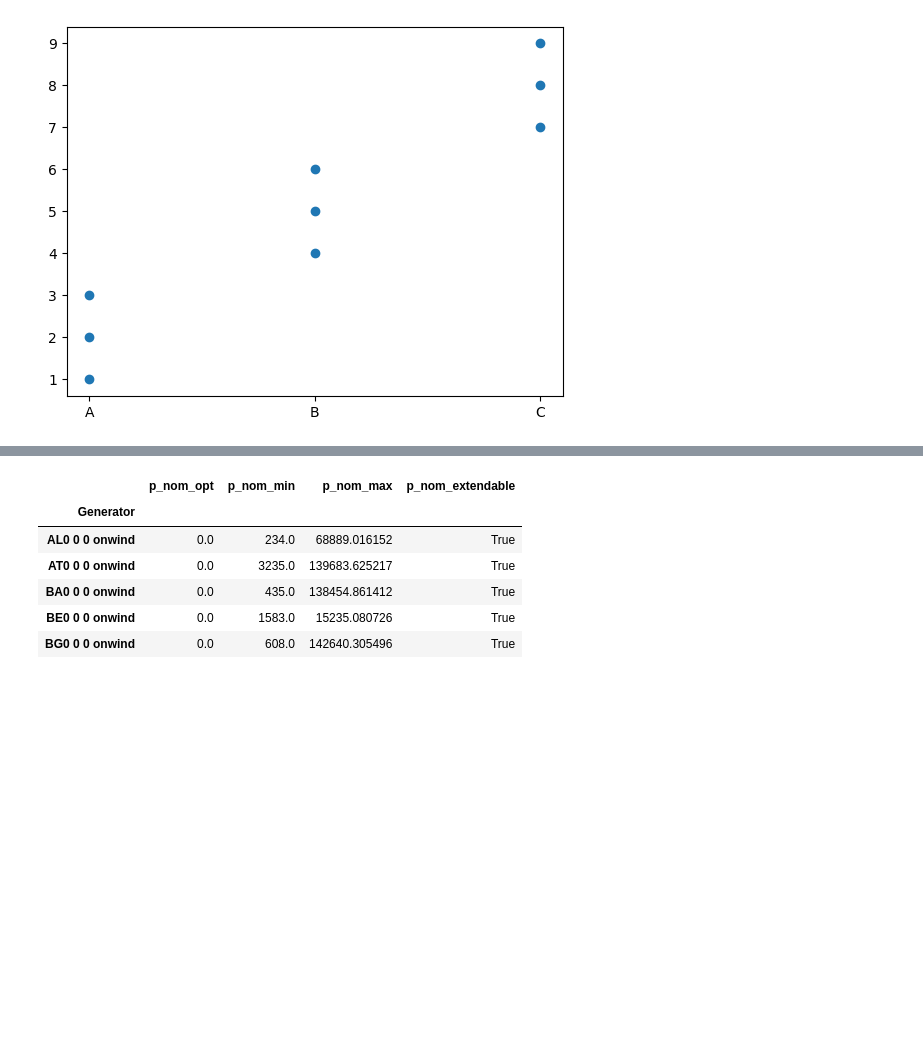
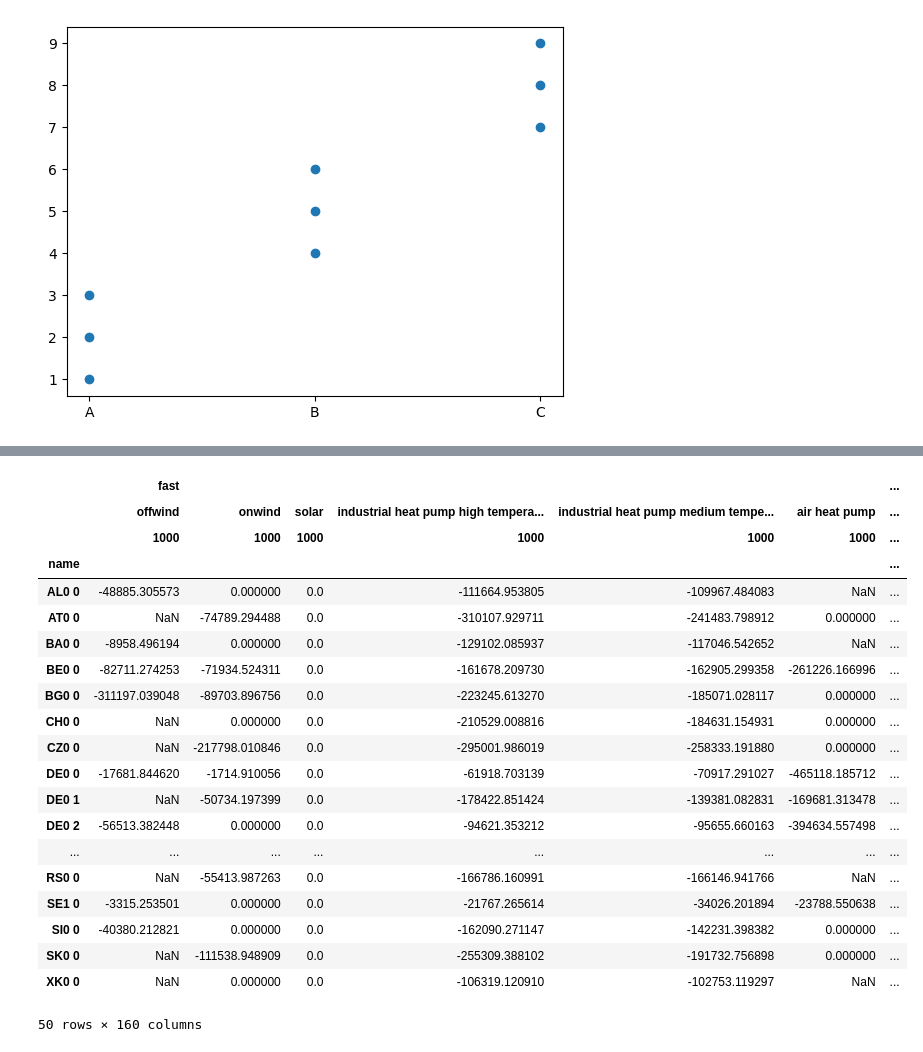
Before and after one commit to LukasFrankenQ/resilient-pypsa-eur, a Jupyter notebook: notebooks/evaluate_constraints.ipynb, the cells around one changed output, grey strips where cells are left out. Saved outputs shown, nothing was run; the diff lists cells and outputs as text; code cells hidden in the pictures; blank space fills up the shorter version.

```diff
--- a/notebooks/evaluate_constraints.ipynb
+++ b/notebooks/evaluate_constraints.ipynb
@@ -289,10 +262,0 @@ INFO:pypsa.io:Imported network base_s_50_elec.nc has buses, carriers, generators
-# %%
-m.generators.loc[m.generators.index.str.contains('onwind'), ['p_nom_opt', 'p_nom_min', 'p_nom_max', 'p_nom_extendable']].head()
-# %% [output]
-|  | p_nom_opt | p_nom_min | p_nom_max | p_nom_extendable |
-| Generator |  |  |  |  |
-| AL0 0 0 onwind | 0.0 | 234.0 | 68889.016152 | True |
-| AT0 0 0 onwind | 0.0 | 3235.0 | 139683.625217 | True |
-| BA0 0 0 onwind | 0.0 | 435.0 | 138454.861412 | True |
-| BE0 0 0 onwind | 0.0 | 1583.0 | 15235.080726 | True |
-| BG0 0 0 onwind | 0.0 | 608.0 | 142640.305496 | True |
@@ -306,0 +263,67 @@ n.generators.loc[n.generators.index.str.contains('onwind'), ['p_nom_opt', 'p_nom
+# %%
+from tqdm import tqdm
+import geopandas as gpd
+
+regions = gpd.read_file(
+    Path.cwd().parent / 'resources' / 'regions_onshore_base_s_50.geojson'
+).set_index('name')
+# %%
+from itertools import product
+
+uppers = list()
+
+carriers = [
+    'offwind',
+    'onwind',
+    'solar',
+    'industrial heat pump high temperature',
+    'industrial heat pump medium temperature',
+    'air heat pump',
+    'ground heat pump',
+    'CCGT',
+    'OCGT',
+    'biomass boiler',
+]
+
+wiggles = list(range(1000, 4250, 250))
+
+for scen, wiggle in product(['fast', 'medium'], wiggles):
+
+    uppers_df = pd.read_csv(
+            path / template.format(scen, wiggle, 'upper'), index_col=1
+        ).iloc[:, 1].rename(wiggle)
+
+    for carrier in carriers:
+
+        ss = uppers_df.loc[uppers_df.index.str.contains(carrier)]
+
+        if ss.empty:
+            continue
+
+        ss = ss.groupby(ss.index.str[:5]).mean().reindex(regions.index).rename((scen, carrier, wiggle))
+
+        uppers.append(ss)
+# %%
+pd.concat(uppers, axis=1)
+# %% [output]
+|  | fast |  |  |  |  |  | ... |
+|  | offwind | onwind | solar | industrial heat pump high tempera... | industrial heat pump medium tempe... | air heat pump | ... |
+|  | 1000 | 1000 | 1000 | 1000 | 1000 | 1000 | ... |
+| name |  |  |  |  |  |  | ... |
+| AL0 0 | -48885.305573 | 0.000000 | 0.0 | -111664.953805 | -109967.484083 | NaN | ... |
+| AT0 0 | NaN | -74789.294488 | 0.0 | -310107.929711 | -241483.798912 | 0.000000 | ... |
+| BA0 0 | -8958.496194 | 0.000000 | 0.0 | -129102.085937 | -117046.542652 | NaN | ... |
+| BE0 0 | -82711.274253 | -71934.524311 | 0.0 | -161678.209730 | -162905.299358 | -261226.166996 | ... |
+| BG0 0 | -311197.039048 | -89703.896756 | 0.0 | -223245.613270 | -185071.028117 | 0.000000 | ... |
+| CH0 0 | NaN | 0.000000 | 0.0 | -210529.008816 | -184631.154931 | 0.000000 | ... |
+| CZ0 0 | NaN | -217798.010846 | 0.0 | -295001.986019 | -258333.191880 | 0.000000 | ... |
+| DE0 0 | -17681.844620 | -1714.910056 | 0.0 | -61918.703139 | -70917.291027 | -465118.185712 | ... |
+| DE0 1 | NaN | -50734.197399 | 0.0 | -178422.851424 | -139381.082831 | -169681.313478 | ... |
+| DE0 2 | -56513.382448 | 0.000000 | 0.0 | -94621.353212 | -95655.660163 | -394634.557498 | ... |
+| ... | ... | ... | ... | ... | ... | ... | ... |
+| RS0 0 | NaN | -55413.987263 | 0.0 | -166786.160991 | -166146.941766 | NaN | ... |
+| SE1 0 | -3315.253501 | 0.000000 | 0.0 | -21767.265614 | -34026.201894 | -23788.550638 | ... |
+| SI0 0 | -40380.212821 | 0.000000 | 0.0 | -162090.271147 | -142231.398382 | 0.000000 | ... |
+| SK0 0 | NaN | -111538.948909 | 0.0 | -255309.388102 | -191732.756898 | 0.000000 | ... |
+| XK0 0 | NaN | 0.000000 | 0.0 | -106319.120910 | -102753.119297 | NaN | ... |
+50 rows × 160 columns
```
Also changed, not shown: parts of 7 cells of this notebook, 2 other files.
